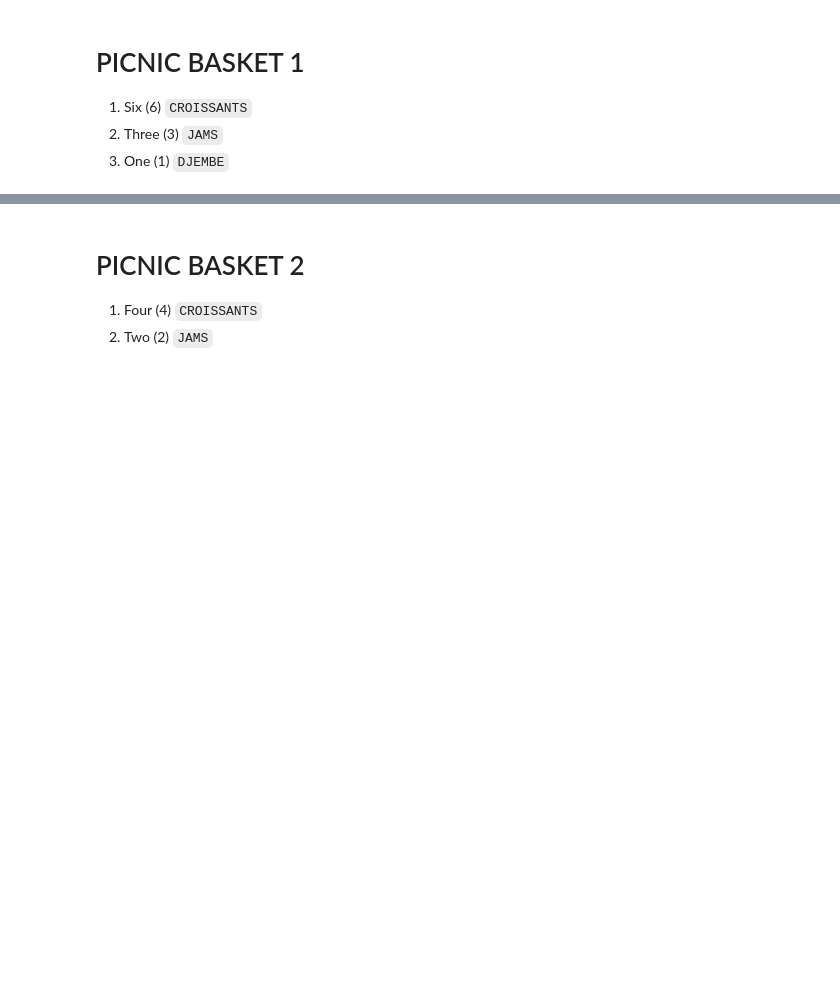
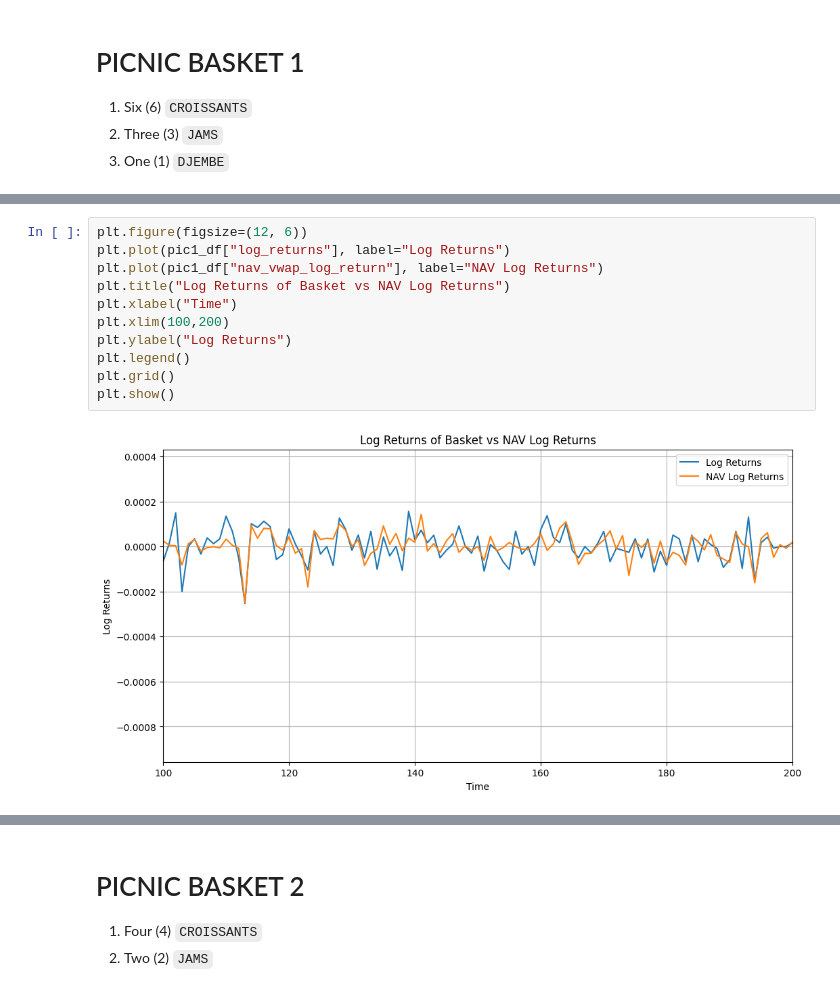
Before and after one commit to shank959/prosperity-imc25, a Jupyter notebook: rounds/round2/eda/round2_eda.ipynb, the cells around one changed output, grey strips where cells are left out. Saved outputs shown, nothing was run; the diff lists cells and outputs as text; blank space fills up the shorter version.

```diff
--- a/rounds/round2/eda/round2_eda.ipynb
+++ b/rounds/round2/eda/round2_eda.ipynb
@@ -146,0 +170,13 @@ plt.show()
+# %%
+plt.figure(figsize=(12, 6))
+plt.plot(pic1_df["log_returns"], label="Log Returns")
+plt.plot(pic1_df["nav_vwap_log_return"], label="NAV Log Returns")
+plt.title("Log Returns of Basket vs NAV Log Returns")
+plt.xlabel("Time")
+plt.xlim(100,200)
+plt.ylabel("Log Returns")
+plt.legend()
+plt.grid()
+plt.show()
+# %% [output]
+[figure, added]
```
Also changed, not shown: parts of 11 cells of this notebook, 1 other file.
